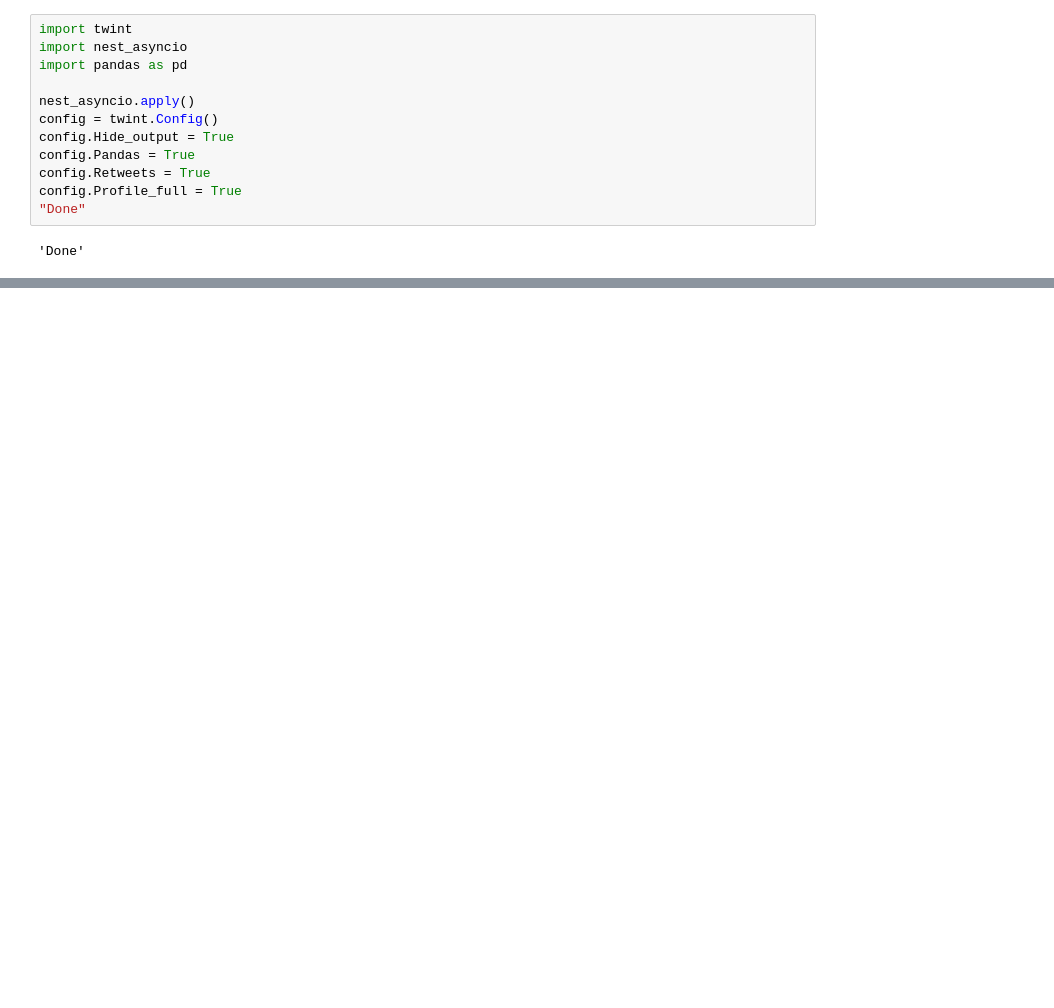
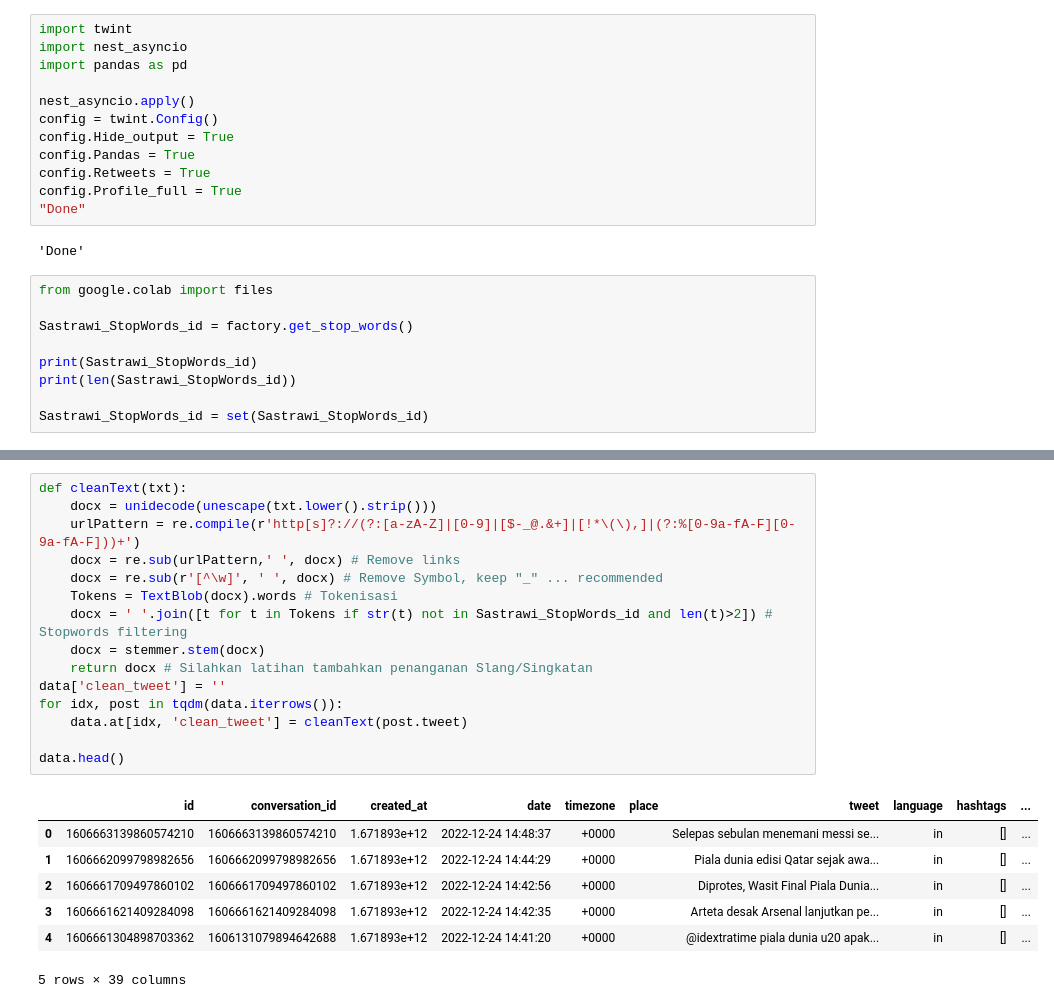
Before and after one commit to ilman79/Project-UAS-Data-Mining, a Jupyter notebook: Project_UAS.ipynb, the cells around one changed output, grey strips where cells are left out. Cells and saved outputs as stored; diff of their text form; blank space fills up the shorter version.

```diff
--- a/Project_UAS.ipynb
+++ b/Project_UAS.ipynb
@@ -63,3 +82,12 @@ config.Profile_full = True
 "Done"
 # %% [output]
 'Done'
+# %%
+from google.colab import files
+
+Sastrawi_StopWords_id = factory.get_stop_words()
+
+print(Sastrawi_StopWords_id)
+print(len(Sastrawi_StopWords_id))
+
+Sastrawi_StopWords_id = set(Sastrawi_StopWords_id)
@@ -84 +115,24 @@ data.head()
 5 rows × 38 columns
+# %%
+def cleanText(txt):
+    docx = unidecode(unescape(txt.lower().strip()))
+    urlPattern = re.compile(r'http[s]?://(?:[a-zA-Z]|[0-9]|[$-_@.&+]|[!*\(\),]|(?:%[0-9a-fA-F][0-9a-fA-F]))+')
+    docx = re.sub(urlPattern,' ', docx) # Remove links
+    docx = re.sub(r'[^\w]', ' ', docx) # Remove Symbol, keep "_" ... recommended
+    Tokens = TextBlob(docx).words # Tokenisasi
+    docx = ' '.join([t for t in Tokens if str(t) not in Sastrawi_StopWords_id and len(t)>2]) # Stopwords filtering
+    docx = stemmer.stem(docx)
+    return docx # Silahkan latihan tambahkan penanganan Slang/Singkatan
+data['clean_tweet'] = ''
+for idx, post in tqdm(data.iterrows()):
+    data.at[idx, 'clean_tweet'] = cleanText(post.tweet)
+
+data.head()
+# %% [output]
+|  | id | conversation_id | created_at | date | timezone | place | tweet | language | hashtags | ... |
+| 0 | 1606663139860574210 | 1606663139860574210 | 1.671893e+12 | 2022-12-24 14:48:37 | +0000 |  | Selepas sebulan menemani messi se... | in | [] | ... |
+| 1 | 1606662099798982656 | 1606662099798982656 | 1.671893e+12 | 2022-12-24 14:44:29 | +0000 |  | Piala dunia edisi Qatar sejak awa... | in | [] | ... |
+| 2 | 1606661709497860102 | 1606661709497860102 | 1.671893e+12 | 2022-12-24 14:42:56 | +0000 |  | Diprotes, Wasit Final Piala Dunia... | in | [] | ... |
+| 3 | 1606661621409284098 | 1606661621409284098 | 1.671893e+12 | 2022-12-24 14:42:35 | +0000 |  | Arteta desak Arsenal lanjutkan pe... | in | [] | ... |
+| 4 | 1606661304898703362 | 1606131079894642688 | 1.671893e+12 | 2022-12-24 14:41:20 | +0000 |  | @idextratime piala dunia u20 apak... | in | [] | ... |
+5 rows × 39 columns
```
Also changed, not shown: parts of 6 cells of this notebook.
